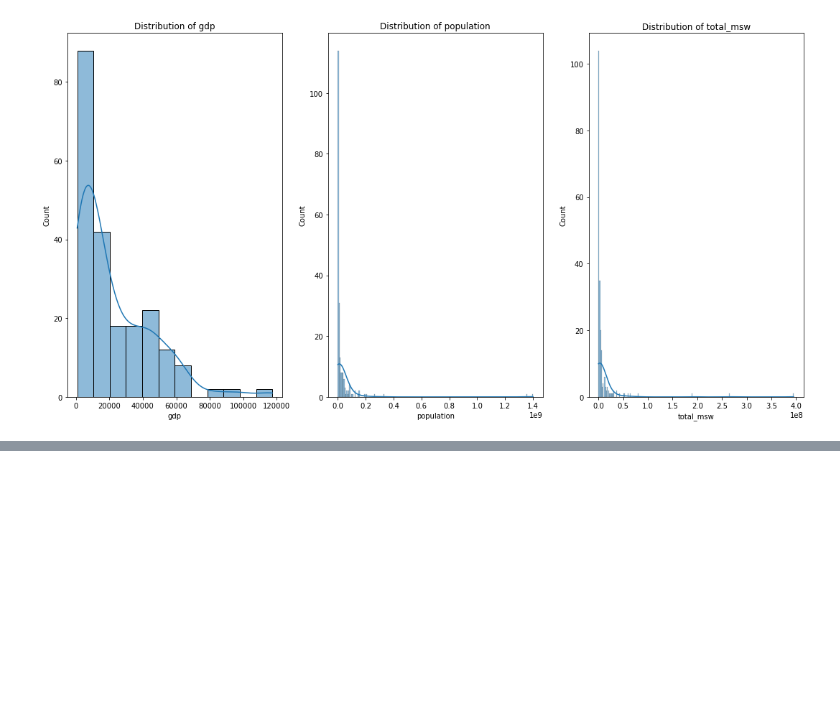
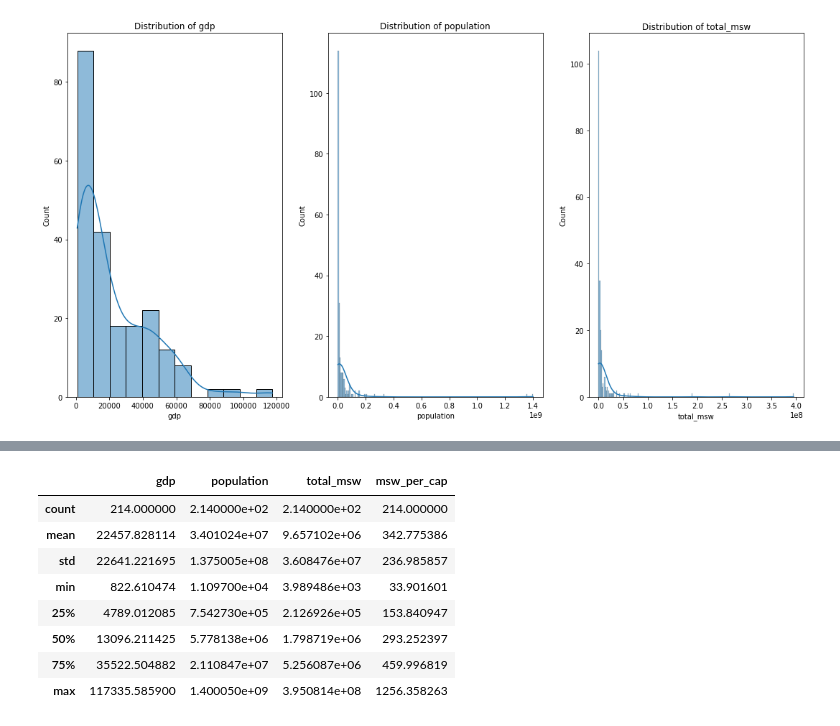
Before and after one commit to Nupur-Patil/trashmap, a Jupyter notebook: notebooks/01a_EDA.ipynb, the cells around one changed output, grey strips where cells are left out. Cells and saved outputs as stored; diff of their text form; code cells hidden in the pictures; blank space fills up the shorter version.

```diff
--- a/notebooks/01a_EDA.ipynb
+++ b/notebooks/01a_EDA.ipynb
@@ -241,0 +266,12 @@ See the caveats in the documentation: https://pandas.pydata.org/pandas-docs/stab
+# %%
+agg.describe()
+# %% [output]
+|  | gdp | population | total_msw | msw_per_cap |
+| count | 214.000000 | 2.140000e+02 | 2.140000e+02 | 214.000000 |
+| mean | 22457.828114 | 3.401024e+07 | 9.657102e+06 | 342.775386 |
+| std | 22641.221695 | 1.375005e+08 | 3.608476e+07 | 236.985857 |
+| min | 822.610474 | 1.109700e+04 | 3.989486e+03 | 33.901601 |
+| 25% | 4789.012085 | 7.542730e+05 | 2.126926e+05 | 153.840947 |
+| 50% | 13096.211425 | 5.778138e+06 | 1.798719e+06 | 293.252397 |
+| 75% | 35522.504882 | 2.110847e+07 | 5.256087e+06 | 459.996819 |
+| max | 117335.585900 | 1.400050e+09 | 3.950814e+08 | 1256.358263 |
```
Also changed, not shown: parts of 3 cells of this notebook, 1 other file.
